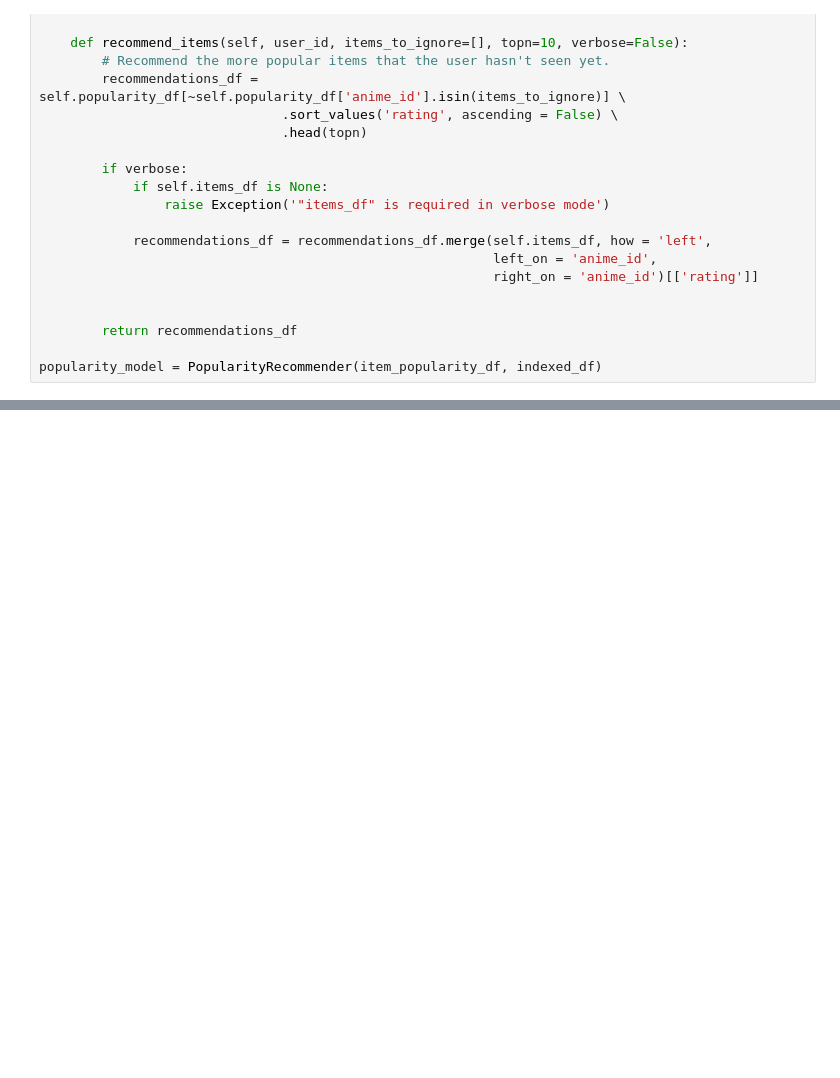
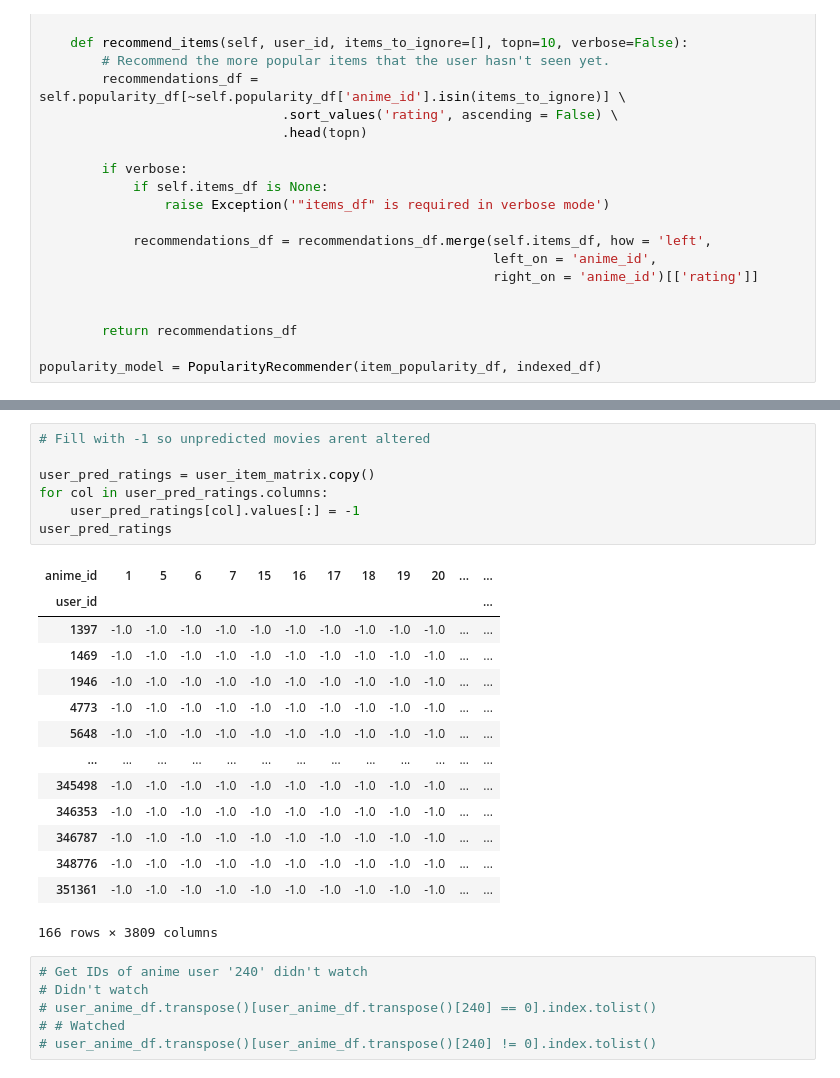
Before and after one commit to JoaoRodrigo99/AI---DM-ML, a Jupyter notebook: JR/anime_ratings__RS_101.ipynb, the cells around one changed output, grey strips where cells are left out. Cells and saved outputs as stored; diff of their text form; blank space fills up the shorter version.

```diff
--- a/JR/anime_ratings__RS_101.ipynb
+++ b/JR/anime_ratings__RS_101.ipynb
@@ -248,0 +636,28 @@ pop_detailed_results_df.head(10)
+# %%
+# Fill with -1 so unpredicted movies arent altered
+
+user_pred_ratings = user_item_matrix.copy()
+for col in user_pred_ratings.columns:
+    user_pred_ratings[col].values[:] = -1
+user_pred_ratings
+# %% [output]
+| anime_id | 1 | 5 | 6 | 7 | 15 | 16 | 17 | 18 | 19 | 20 | ... | ... |
+| user_id |  |  |  |  |  |  |  |  |  |  |  | ... |
+| 1397 | -1.0 | -1.0 | -1.0 | -1.0 | -1.0 | -1.0 | -1.0 | -1.0 | -1.0 | -1.0 | ... | ... |
+| 1469 | -1.0 | -1.0 | -1.0 | -1.0 | -1.0 | -1.0 | -1.0 | -1.0 | -1.0 | -1.0 | ... | ... |
+| 1946 | -1.0 | -1.0 | -1.0 | -1.0 | -1.0 | -1.0 | -1.0 | -1.0 | -1.0 | -1.0 | ... | ... |
+| 4773 | -1.0 | -1.0 | -1.0 | -1.0 | -1.0 | -1.0 | -1.0 | -1.0 | -1.0 | -1.0 | ... | ... |
+| 5648 | -1.0 | -1.0 | -1.0 | -1.0 | -1.0 | -1.0 | -1.0 | -1.0 | -1.0 | -1.0 | ... | ... |
+| ... | ... | ... | ... | ... | ... | ... | ... | ... | ... | ... | ... | ... |
+| 345498 | -1.0 | -1.0 | -1.0 | -1.0 | -1.0 | -1.0 | -1.0 | -1.0 | -1.0 | -1.0 | ... | ... |
+| 346353 | -1.0 | -1.0 | -1.0 | -1.0 | -1.0 | -1.0 | -1.0 | -1.0 | -1.0 | -1.0 | ... | ... |
+| 346787 | -1.0 | -1.0 | -1.0 | -1.0 | -1.0 | -1.0 | -1.0 | -1.0 | -1.0 | -1.0 | ... | ... |
+| 348776 | -1.0 | -1.0 | -1.0 | -1.0 | -1.0 | -1.0 | -1.0 | -1.0 | -1.0 | -1.0 | ... | ... |
+| 351361 | -1.0 | -1.0 | -1.0 | -1.0 | -1.0 | -1.0 | -1.0 | -1.0 | -1.0 | -1.0 | ... | ... |
+166 rows × 3809 columns
+# %%
+# Get IDs of anime user '240' didn't watch
+# Didn't watch
+# user_anime_df.transpose()[user_anime_df.transpose()[240] == 0].index.tolist()
+# # Watched
+# user_anime_df.transpose()[user_anime_df.transpose()[240] != 0].index.tolist()
```
Also changed, not shown: parts of 30 cells of this notebook, 1 other file.
